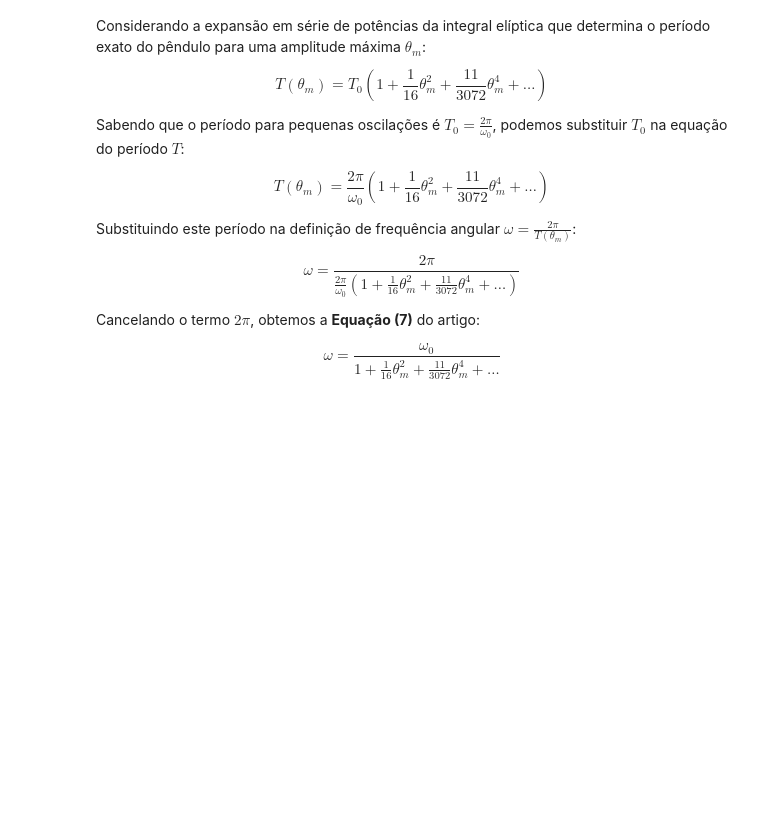
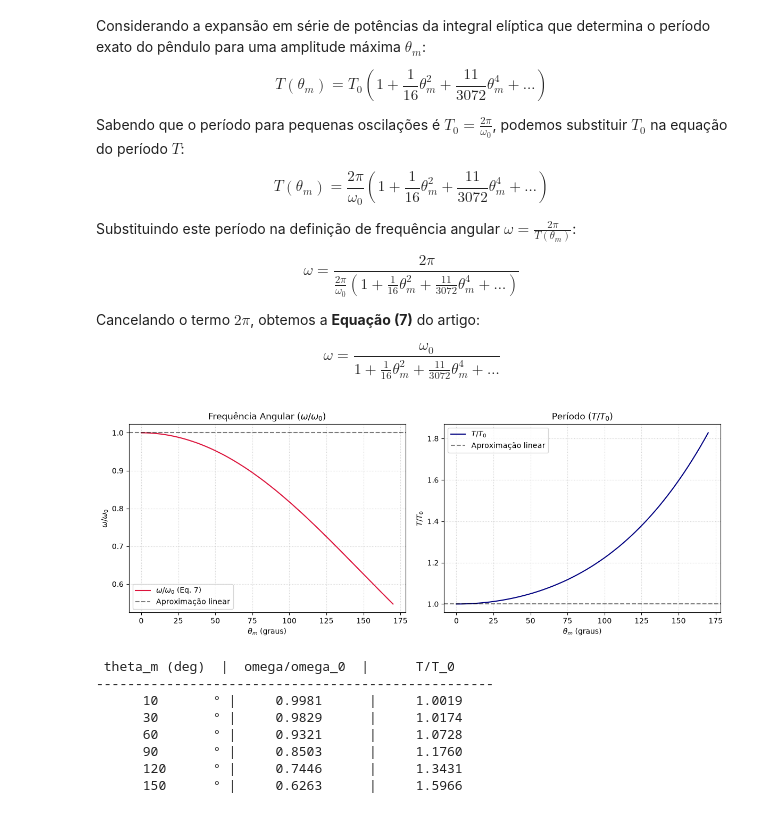
Before and after one commit to hcouri/Trabalho-IFC, a Jupyter notebook: Projeto_Pendulo_Fourier/projeto_pendulo.ipynb, the cells around one changed output. Drawn from its saved outputs; the diff is of its cells as text; code cells hidden in the pictures; blank space fills up the shorter version.

```diff
--- a/Projeto_Pendulo_Fourier/projeto_pendulo.ipynb
+++ b/Projeto_Pendulo_Fourier/projeto_pendulo.ipynb
@@ -50,3 +50,59 @@ $$\omega = \frac{2\pi}{\frac{2\pi}{\omega_0} \left( 1 + \frac{1}{16}\theta_m^2 +
 Cancelando o termo $2\pi$, obtemos a **Equação (7)** do artigo:
 
 $$\omega = \frac{\omega_0}{1 + \frac{1}{16}\theta_m^2 + \frac{11}{3072}\theta_m^4 + \dots}$$
+# %%
+import numpy as np
+import matplotlib.pyplot as plt
+
+# Intervalo de ângulos iniciais (0 a 170 graus)
+theta_m_deg = np.linspace(0.1, 170, 500)
+theta_m_rad = np.radians(theta_m_deg)
+
+# Cálculo da frequência omega/omega_0 pela Equação (7)
+omega_relativo = 1.0 / (1.0 + (1.0/16.0)*(theta_m_rad**2) + (11.0/3072.0)*(theta_m_rad**4))
+
+# Razão dos períodos T/T_0
+T_relativo = 1.0 / omega_relativo
+
+# Plotagem dos gráficos
+fig, (ax1, ax2) = plt.subplots(1, 2, figsize=(12, 4.5))
+
+# Frequência angular
+ax1.plot(theta_m_deg, omega_relativo, color='crimson', label=r'$\omega / \omega_0$ (Eq. 7)')
+ax1.axhline(1.0, color='black', linestyle='--', alpha=0.5, label='Aproximação linear')
+ax1.set_title(r'Frequência Angular ($\omega / \omega_0$)')
+ax1.set_xlabel(r'$\theta_m$ (graus)')
+ax1.set_ylabel(r'$\omega / \omega_0$')
+ax1.grid(True, linestyle=':', alpha=0.6)
+ax1.legend()
+
+# Período
+ax2.plot(theta_m_deg, T_relativo, color='navy', label=r'$T / T_0$')
+ax2.axhline(1.0, color='black', linestyle='--', alpha=0.5, label='Aproximação linear')
+ax2.set_title(r'Período ($T / T_0$)')
+ax2.set_xlabel(r'$\theta_m$ (graus)')
+ax2.set_ylabel(r'$T / T_0$')
+ax2.grid(True, linestyle=':', alpha=0.6)
+ax2.legend()
+
+plt.tight_layout()
+plt.show()
+
+# Exibição de alguns valores de referência
+print(f"{'theta_m (deg)':^15} | {'omega/omega_0':^15} | {'T/T_0':^15}")
+print("-" * 51)
+for ang in [10, 30, 60, 90, 120, 150]:
+    rad = np.radians(ang)
+    w_rel = 1.0 / (1.0 + (1.0/16.0)*(rad**2) + (11.0/3072.0)*(rad**4))
+    t_rel = 1.0 / w_rel
+    print(f"{ang:^15}° | {w_rel:^15.4f} | {t_rel:^15.4f}")
+# %% [output]
+[figure, added]
+ theta_m (deg)  |  omega/omega_0  |      T/T_0
+---------------------------------------------------
+      10       ° |     0.9981      |     1.0019
+      30       ° |     0.9829      |     1.0174
+      60       ° |     0.9321      |     1.0728
+      90       ° |     0.8503      |     1.1760
+      120      ° |     0.7446      |     1.3431
+      150      ° |     0.6263      |     1.5966
```
Also changed, not shown: parts of 4 cells of this notebook.
